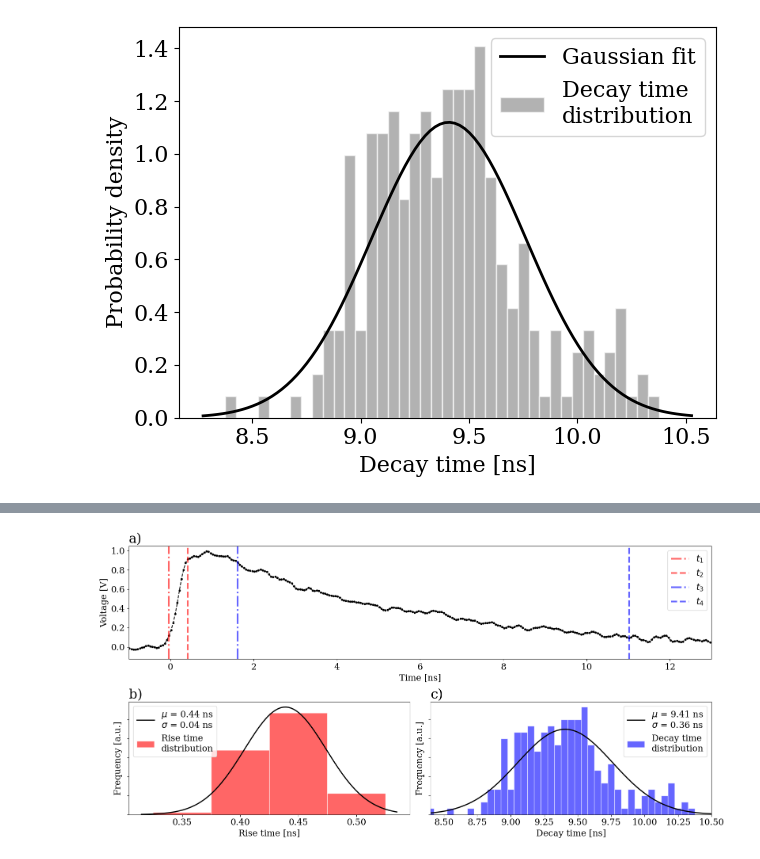
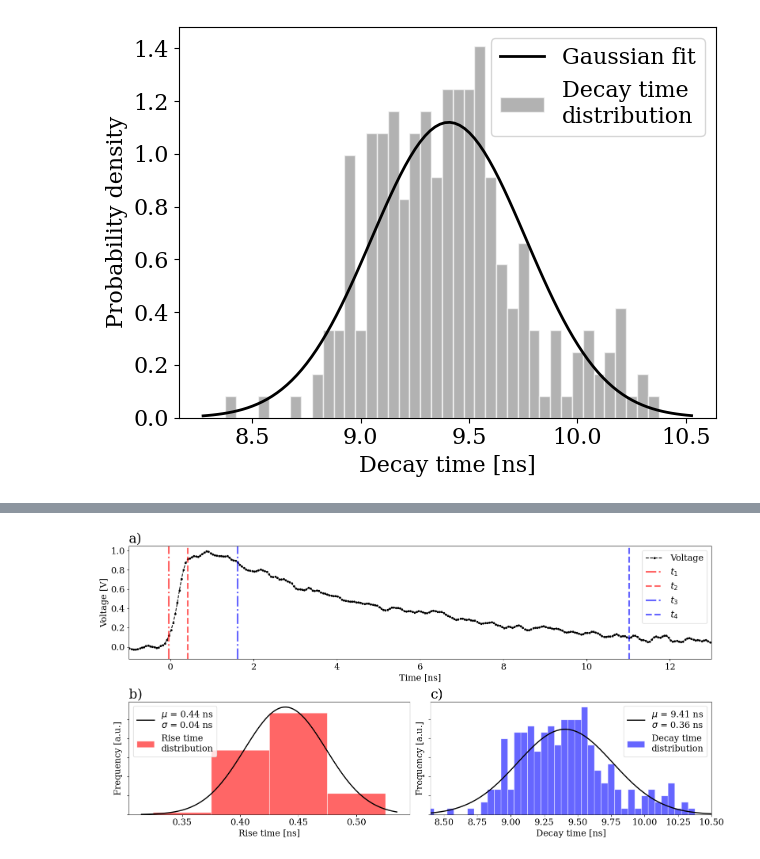
Before and after one commit to ermas3/SNSPD, a Jupyter notebook: data_analysis.ipynb, the cells around one changed output, grey strips where cells are left out. Drawn from its saved outputs; the diff is of its cells as text; code cells hidden in the pictures.

```diff
--- a/data_analysis.ipynb
+++ b/data_analysis.ipynb
@@ -369,7 +373,7 @@ ax1 = fig.add_subplot(gs[1, 0])
 ax2 = fig.add_subplot(gs[1, 1])
 
 # Plot the histogram with gaussian fit
-ax0.plot(data["Time"], data["Ampl"], color = "k", linestyle = "--", marker = "o", markersize = 3)
+ax0.plot(data["Time"], data["Ampl"], color = "k", linestyle = "--", marker = "o", markersize = 3, label="Voltage")
 ax0.axvline(x=t1, color='r', linestyle='dashdot', label="$t_1$", linewidth = 3, alpha = 0.6)
 ax0.axvline(x=t2, color='r', linestyle='dashed', label="$t_2$", linewidth = 3, alpha = 0.6)
 ax0.axvline(x=t3, color='b', linestyle='dashdot', label="$t_3$", linewidth = 3, alpha = 0.6)
@@ -394,31 +398,31 @@ ax1.plot(x, p, 'k', linewidth=2, label=f"$\mu$ = {mu_rise:.2f} ns\n$\sigma$ = {s
 
 ax1.set_xlabel("Rise time [ns]")
 ax1.set_ylabel("Frequency [a.u.]")
 ax1.axes.yaxis.set_ticklabels([])
 ax1.set_title("b)", loc="left")
 ax1.legend()
 
 # Plot the decay histogram with fit
 bin_edges = np.arange(8.40, 10.50, 0.05) - 0.025
 ax2.hist(times["decay_time"], bins = bin_edges, density=True, color='b', alpha = 0.6, edgecolor = "white", label="Decay time\ndistribution")
 
 # Plot the PDF.
 xmin, xmax = ax2.get_xlim()
 x = np.linspace(xmin, xmax, 100)
 p = norm.pdf(x, mu_decay, std_decay)
 ax2.plot(x, p, 'k', linewidth=2, label=f"$\mu$ = {mu_decay:.2f} ns\n$\sigma$ = {std_decay:.2f} ns")
 
 ax2.set_xlabel("Decay time [ns]")
 ax2.set_ylabel("Frequency [a.u.]")
 ax2.legend()
 ax2.set_xlim(8.4, 10.5)
 ax2.axes.yaxis.set_ticklabels([])
 ax2.set_title("c)", loc="left")
 
 plt.tight_layout()
 plt.show()
 
 # save
 fig.savefig("figures/rise_and_decay_time.png", bbox_inches='tight')
 # %% [output]
-[figure, old version]
+[figure, new version]
```
Also changed, not shown: parts of 4 cells of this notebook, 3 other files.
